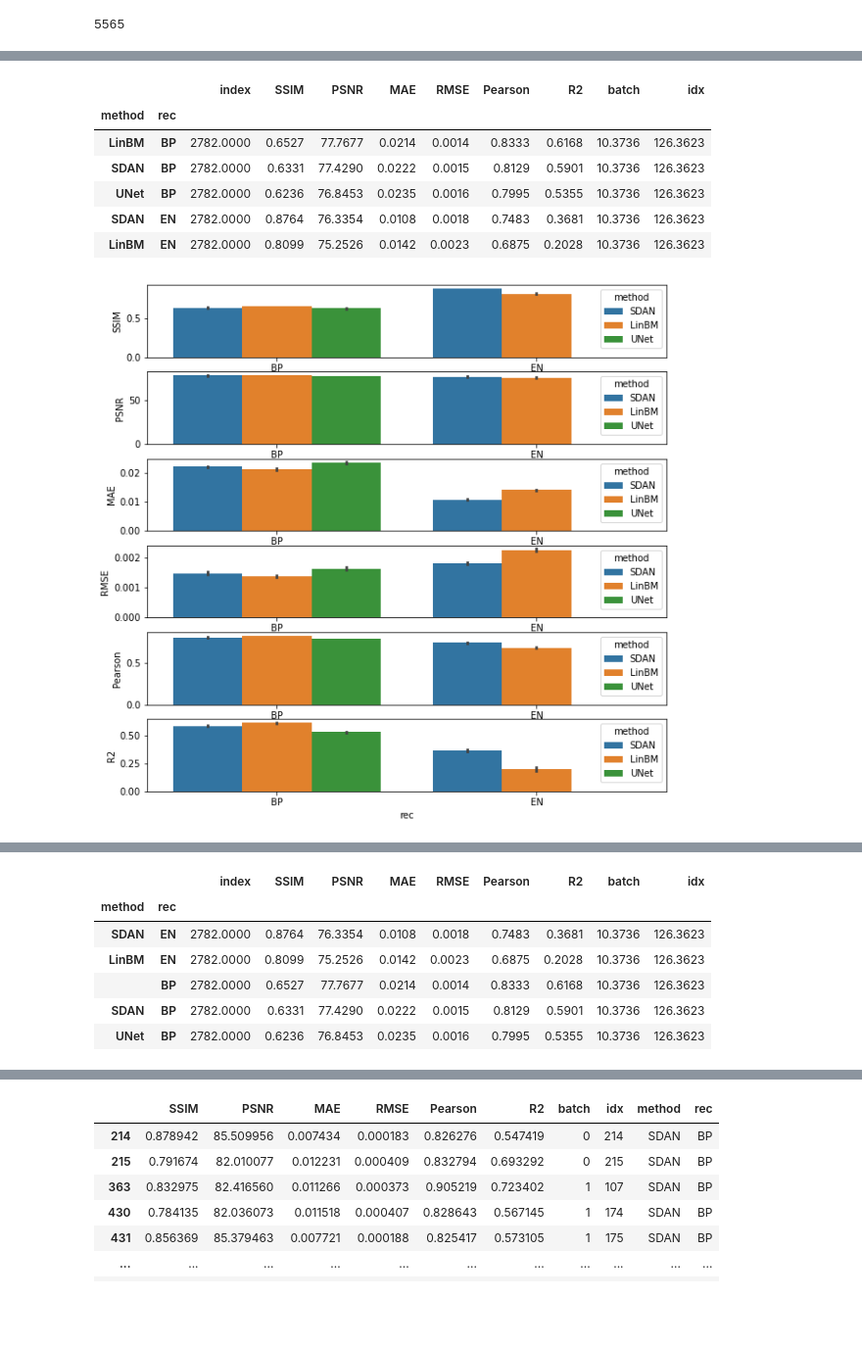
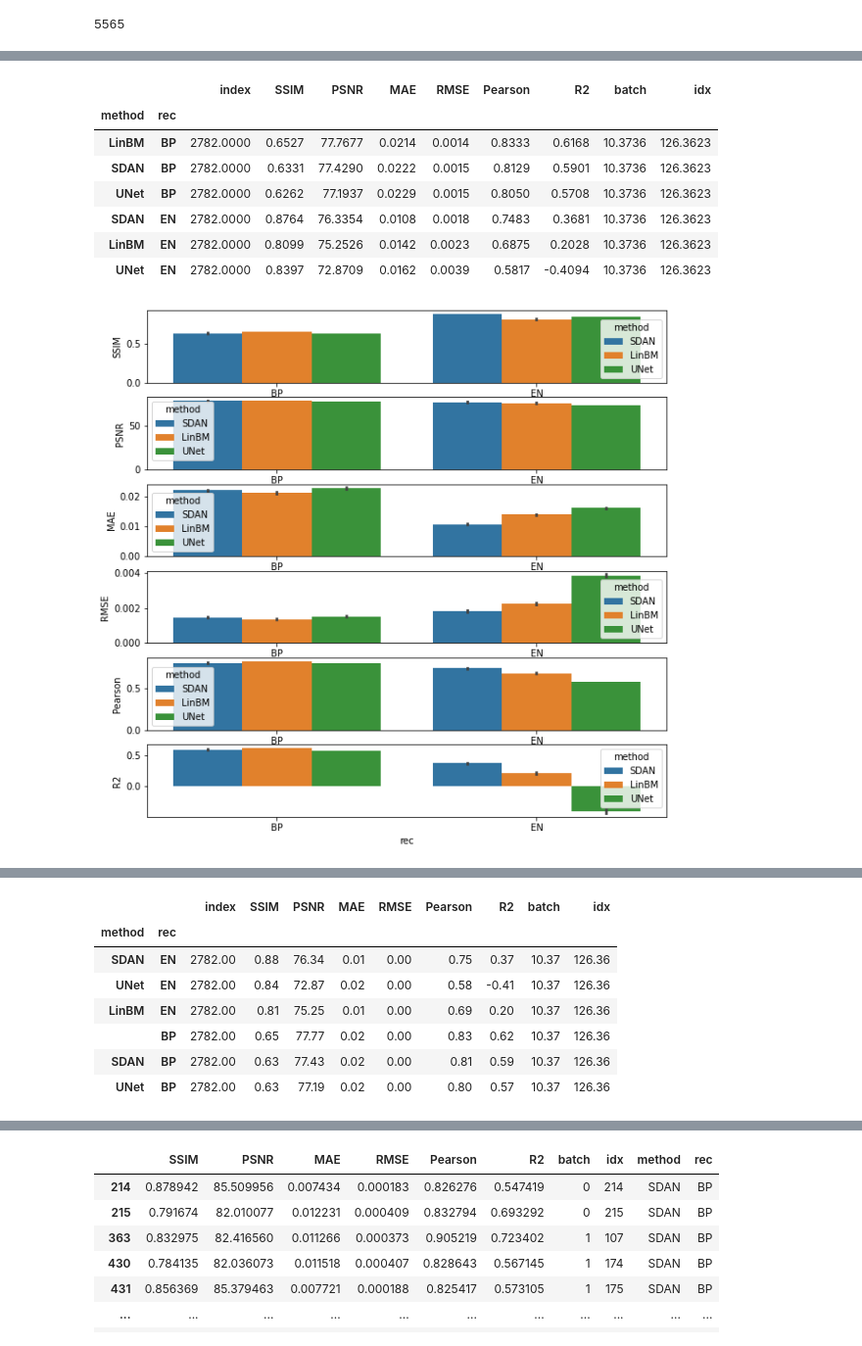
Before and after one commit to klanita/sigoat, a Jupyter notebook: table-olddata.ipynb, the cells around one changed output, grey strips where cells are left out. Shown: that part at 98% size. Cells and saved outputs as stored; diff of their text form; code cells hidden in the pictures; blank space fills up the shorter version.

```diff
--- a/table-olddata.ipynb
+++ b/table-olddata.ipynb
@@ -343,6 +353,5 @@ Linear BM (EN): 126.3623 +/- 73.5778
 SDAN (EN): 126.3623 +/- 73.5778
 # %%
-
 for k in metrics_lin_en_total:
     print(f'\n{k}')
     m, s = np.mean(metrics_lin_bp_total[k]), np.std(metrics_lin_bp_total[k])
@@ -355,6 +364,8 @@ for k in metrics_lin_en_total:
 
     m, s = np.mean(metrics_lin_en_total[k]), np.std(metrics_lin_en_total[k])
     print(f'Linear BM (EN): {m:.2f} +/- {s:.2f}')
+    m, s = np.mean(metrics_unet_en_total[k]), np.std(metrics_unet_en_total[k])
+    print(f'UNet (EN): {m:.2f} +/- {s:.2f}')
     m, s = np.mean(metrics_en_total[k]), np.std(metrics_en_total[k])
     print(f'SDAN (EN): {m:.2f} +/- {s:.2f}')
 # %% [output]
@@ -377,0 +389,17 @@ SDAN (EN): 126.36 +/- 73.58
+# %%
+for k in metrics_lin_en_total:
+    print(f'\n{k}')
+    m, s = np.mean(metrics_lin_bp_total[k]), np.std(metrics_lin_bp_total[k])
+    print(f'Linear BM (BP): {m:.2f} +/- {s:.2f}')
+    m, s = np.mean(metrics_unet_total[k]), np.std(metrics_unet_total[k])
+    print(f'UNet: {m:.2f} +/- {s:.2f}')
+    m, s = np.mean(metrics_bp_total[k]), np.std(metrics_bp_total[k])
+    print(f'SDAN (BP): {m:.2f} +/- {s:.2f}')
+
+
+    m, s = np.mean(metrics_lin_en_total[k]), np.std(metrics_lin_en_total[k])
+    print(f'Linear BM (EN): {m:.2f} +/- {s:.2f}')
+    m, s = np.mean(metrics_unet_en_total[k]), np.std(metrics_unet_en_total[k])
+    print(f'UNet (EN): {m:.2f} +/- {s:.2f}')
+    m, s = np.mean(metrics_en_total[k]), np.std(metrics_en_total[k])
+    print(f'SDAN (EN): {m:.2f} +/- {s:.2f}')
@@ -377,0 +424,18 @@ SDAN (EN): 126.36 +/- 73.58
+# %%
+for k in metrics_lin_en_total:
+    print(f'\n{k}')
+    m, s = np.mean(metrics_lin_bp_total[k]), np.std(metrics_lin_bp_total[k])
+    print(f'Linear BM (BP): {m:.2f} +/- {s:.2f}')
+    m, s = np.mean(metrics_unet_total[k]), np.std(metrics_unet_total[k])
+    print(f'UNet: {m:.2f} +/- {s:.2f}')
+    m, s = np.mean(metrics_bp_total[k]), np.std(metrics_bp_total[k])
+    print(f'SDAN (BP): {m:.2f} +/- {s:.2f}')
+
+
+    m, s = np.mean(metrics_lin_en_total[k]), np.std(metrics_lin_en_total[k])
+    print(f'Linear BM (EN): {m:.2f} +/- {s:.2f}')
+    m, s = np.mean(metrics_en_total[k]), np.std(metrics_en_total[k])
+    print(f'SDAN (EN): {m:.2f} +/- {s:.2f}')
+    m, s = np.mean(metrics_unet_en_total[k]), np.std(metrics_unet_en_total[k])
+    print(f'UNet (EN): {m:.2f} +/- {s:.2f}')
+    break
@@ -389,33 +461,38 @@ df_bp_linbm['method'] = 'LinBM'
 df_bp_linbm['rec'] = 'BP'
 
 df_en_linbm = pd.DataFrame.from_dict(metrics_lin_en_total)
 df_en_linbm['method'] = 'LinBM'
 df_en_linbm['rec'] = 'EN'
 
 df_unet = pd.DataFrame.from_dict(metrics_unet_total)
 df_unet['method'] = 'UNet'
 df_unet['rec'] = 'BP'
-df = pd.concat([df_bp, df_en, df_bp_linbm, df_en_linbm, df_unet]).reset_index()
+
+df_unet_en = pd.DataFrame.from_dict(metrics_unet_en_total)
+df_unet_en['method'] = 'UNet'
+df_unet_en['rec'] = 'EN'
+df = pd.concat([df_bp, df_en, df_bp_linbm, df_en_linbm, df_unet, df_unet_en]).reset_index()
 
 methods = ['SSIM', 'PSNR', 'MAE', 'RMSE', 'Pearson', 'R2']
 
 fig, ax = plt.subplots(len(methods), 1, figsize=(10,10))
 
 for i,m in enumerate(methods):
     sns.barplot(data=df, x="rec", y=m, ax=ax[i], hue="method")
 
 
 fig, ax = plt.subplots(len(methods), 1, figsize=(10,10))
 for i,m in enumerate(methods):
     sns.boxplot(data=df, x="rec", y=m, ax=ax[i], hue="method")
 
 df.groupby(['method', 'rec']).mean().sort_values('PSNR', ascending=False).style.format('{:.4f}')
 # %% [output]
 |  |  | index | SSIM | PSNR | MAE | RMSE | Pearson | R2 | batch | idx |
 | method | rec |  |  |  |  |  |  |  |  |  |
 | LinBM | BP | 2782.0000 | 0.6527 | 77.7677 | 0.0214 | 0.0014 | 0.8333 | 0.6168 | 10.3736 | 126.3623 |
 | SDAN | BP | 2782.0000 | 0.6331 | 77.4290 | 0.0222 | 0.0015 | 0.8129 | 0.5901 | 10.3736 | 126.3623 |
-| UNet | BP | 2782.0000 | 0.6236 | 76.8453 | 0.0235 | 0.0016 | 0.7995 | 0.5355 | 10.3736 | 126.3623 |
+| UNet | BP | 2782.0000 | 0.6262 | 77.1937 | 0.0229 | 0.0015 | 0.8050 | 0.5708 | 10.3736 | 126.3623 |
 | SDAN | EN | 2782.0000 | 0.8764 | 76.3354 | 0.0108 | 0.0018 | 0.7483 | 0.3681 | 10.3736 | 126.3623 |
 | LinBM | EN | 2782.0000 | 0.8099 | 75.2526 | 0.0142 | 0.0023 | 0.6875 | 0.2028 | 10.3736 | 126.3623 |
+| UNet | EN | 2782.0000 | 0.8397 | 72.8709 | 0.0162 | 0.0039 | 0.5817 | -0.4094 | 10.3736 | 126.3623 |
-[figure, old version]
+[figure, new version]
@@ -423,10 +500,11 @@ df.groupby(['method', 'rec']).mean().sort_values('PSNR', ascending=False).style.
 # %%
-df.groupby(['method', 'rec']).mean().sort_values('SSIM', ascending=False).style.format('{:.4f}')
+df.groupby(['method', 'rec']).mean().sort_values('SSIM', ascending=False).style.format('{:.2f}')
 # %% [output]
 |  |  | index | SSIM | PSNR | MAE | RMSE | Pearson | R2 | batch | idx |
 | method | rec |  |  |  |  |  |  |  |  |  |
-| SDAN | EN | 2782.0000 | 0.8764 | 76.3354 | 0.0108 | 0.0018 | 0.7483 | 0.3681 | 10.3736 | 126.3623 |
-| LinBM | EN | 2782.0000 | 0.8099 | 75.2526 | 0.0142 | 0.0023 | 0.6875 | 0.2028 | 10.3736 | 126.3623 |
-|  | BP | 2782.0000 | 0.6527 | 77.7677 | 0.0214 | 0.0014 | 0.8333 | 0.6168 | 10.3736 | 126.3623 |
-| SDAN | BP | 2782.0000 | 0.6331 | 77.4290 | 0.0222 | 0.0015 | 0.8129 | 0.5901 | 10.3736 | 126.3623 |
-| UNet | BP | 2782.0000 | 0.6236 | 76.8453 | 0.0235 | 0.0016 | 0.7995 | 0.5355 | 10.3736 | 126.3623 |
+| SDAN | EN | 2782.00 | 0.88 | 76.34 | 0.01 | 0.00 | 0.75 | 0.37 | 10.37 | 126.36 |
+| UNet | EN | 2782.00 | 0.84 | 72.87 | 0.02 | 0.00 | 0.58 | -0.41 | 10.37 | 126.36 |
+| LinBM | EN | 2782.00 | 0.81 | 75.25 | 0.01 | 0.00 | 0.69 | 0.20 | 10.37 | 126.36 |
+|  | BP | 2782.00 | 0.65 | 77.77 | 0.02 | 0.00 | 0.83 | 0.62 | 10.37 | 126.36 |
+| SDAN | BP | 2782.00 | 0.63 | 77.43 | 0.02 | 0.00 | 0.81 | 0.59 | 10.37 | 126.36 |
+| UNet | BP | 2782.00 | 0.63 | 77.19 | 0.02 | 0.00 | 0.80 | 0.57 | 10.37 | 126.36 |
```
Also changed, not shown: parts of 22 cells of this notebook, 4 other files.
